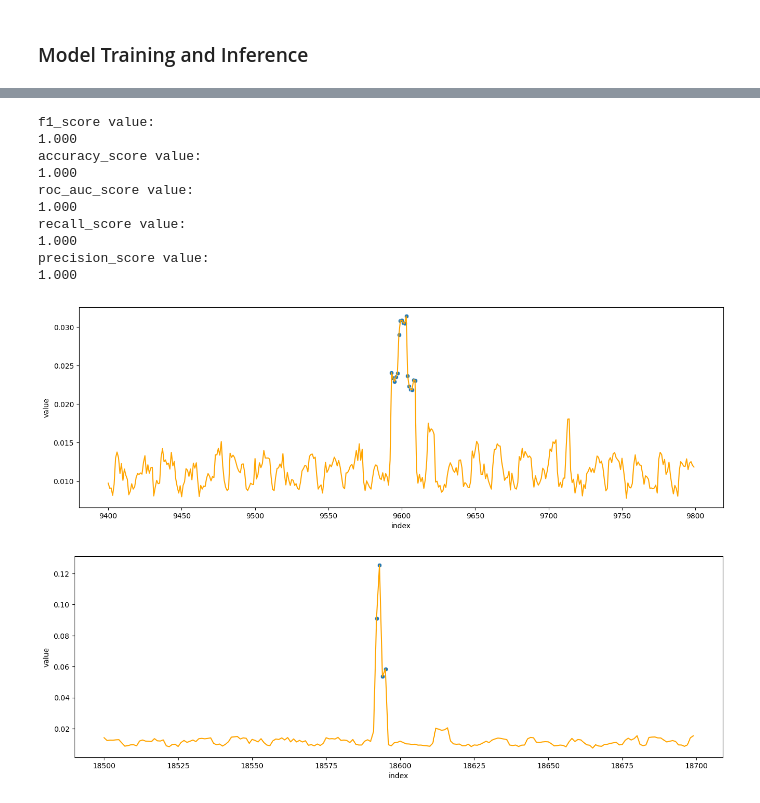
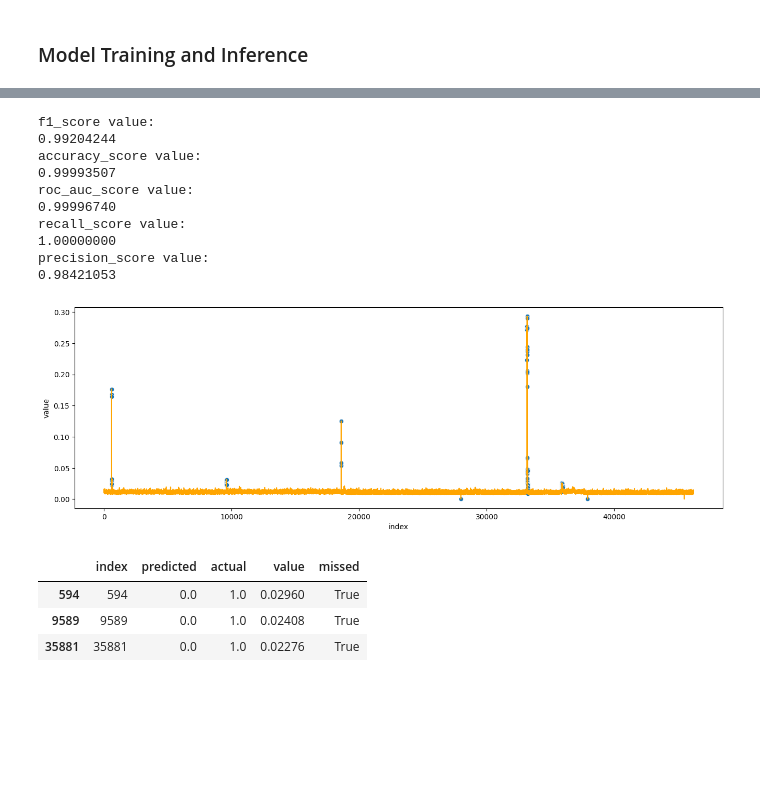
Before and after one commit to rmnigm/qber-forecasting, a Jupyter notebook: notebooks/catboost_outlier_detection.ipynb, the cells around one changed output, grey strips where cells are left out. Saved outputs shown, nothing was run; the diff lists cells and outputs as text; code cells hidden in the pictures; blank space fills up the shorter version.

Commit message:
added outlier detection and labeled data

```diff
--- a/notebooks/catboost_outlier_detection.ipynb
+++ b/notebooks/catboost_outlier_detection.ipynb
@@ -90,6 +74,9 @@ Frequency = 0.0031971869083040304
+# %%
+dataframe = pd.read_csv("qber_with_outliers.csv").drop(columns=['Unnamed: 0.1', 'Unnamed: 0'])
+dataset = dataframe.values.astype('float32')
 # %%
 train_size = 0.75
-look_back = 4
+look_back = 8
 target_index = 0
 x_train, x_test = get_features_df(dataframe, train_size=train_size, look_back=look_back)
 # %% [output]
@@ -99,5 +91,5 @@ Training set size = 138637, testing set size = 46213
 # %%
-drop_cols = ['e_mu_current_0_lag'] + [f'outliers_{k}_lag' for k in range(5)]
+drop_cols = ['e_mu_current_0_lag'] + [f'outliers_{k}_lag' for k in range(look_back)]
 target_col_name = 'outliers_0_lag'
 
 train_pool = Pool(x_train.drop(columns=drop_cols), x_train[target_col_name])
@@ -110,18 +118,20 @@ preds = model.predict(test_pool)
+# %%
+preds = model.predict(test_pool)
 # %%
 for metric in (f1_score, accuracy_score, roc_auc_score, recall_score, precision_score):
     print(f'{metric.__name__} value:')
-    print(f'{metric(preds, x_test[target_col_name]):.3f}')
+    print(f'{metric(preds, x_test[target_col_name]):.8f}')
 # %% [output]
 f1_score value:
-1.000
+0.99204244
 accuracy_score value:
-1.000
+0.99993507
 roc_auc_score value:
-1.000
+0.99996740
 recall_score value:
-1.000
+1.00000000
 precision_score value:
-1.000
+0.98421053
 # %%
 plotting_data = {
     'predicted': preds,
@@ -132,10 +142,10 @@ plotting_data = {
 plotting_data = pd.DataFrame(plotting_data).reset_index()
 plotting_data['missed'] = plotting_data['predicted'] != plotting_data['actual']
 # %%
-df = plotting_data[9400:9800]
+df = plotting_data
 fig, ax = plt.subplots(figsize=(16, 5))
 sns.lineplot(data=df, x='index', y='value', ax=ax, color='orange')
 sns.scatterplot(data=df[df['actual']==1], x='index', y='value', ax=ax)
 plt.show()
 # %% [output]
-[figure, old version]
+[figure, new version]
@@ -142,8 +154,18 @@ plt.show()
+# %%
+plotting_data[plotting_data['missed'] == True]
+# %% [output]
+|  | index | predicted | actual | value | missed |
+| 594 | 594 | 0.0 | 1.0 | 0.02960 | True |
+| 9589 | 9589 | 0.0 | 1.0 | 0.02408 | True |
+| 35881 | 35881 | 0.0 | 1.0 | 0.02276 | True |
 # %%
-df = plotting_data[18500:18700]
-fig, ax = plt.subplots(figsize=(16, 5))
-sns.lineplot(data=df, x='index', y='value', ax=ax, color='orange')
-sns.scatterplot(data=df[df['actual']==1], x='index', y='value', ax=ax)
-plt.show()
+for i, p in enumerate(plotting_data['missed']):
+    if p:
+      subset = plotting_data[i - 20:i + 20]
+      fig, ax = plt.subplots(figsize=(16, 5))
+      sns.lineplot(data=subset, x='index', y='value', ax=ax, color='orange')
+      sns.scatterplot(data=subset[(subset['actual']==1) & (subset['missed']==False)], x='index', y='value', ax=ax, color='red')
+      sns.scatterplot(data=subset[(subset['actual']==1) & (subset['missed']==True)], x='index', y='value', ax=ax, color='blue')
+      plt.show()
+      time.sleep(3)
+      output.clear()
-# %% [output]
-[figure, removed]
```
Also changed, not shown: parts of 20 cells of this notebook, 1 other file.
